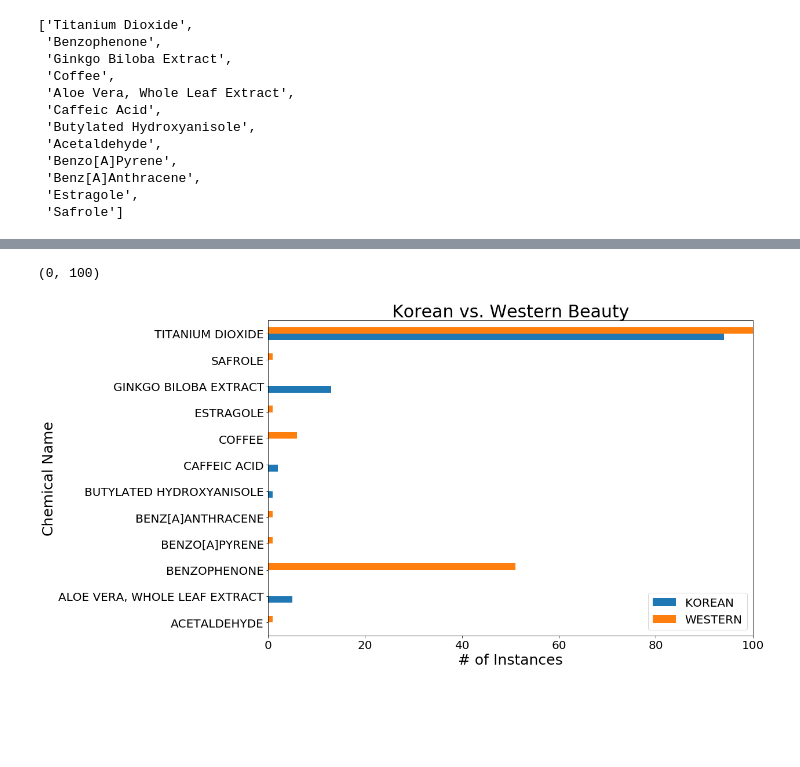
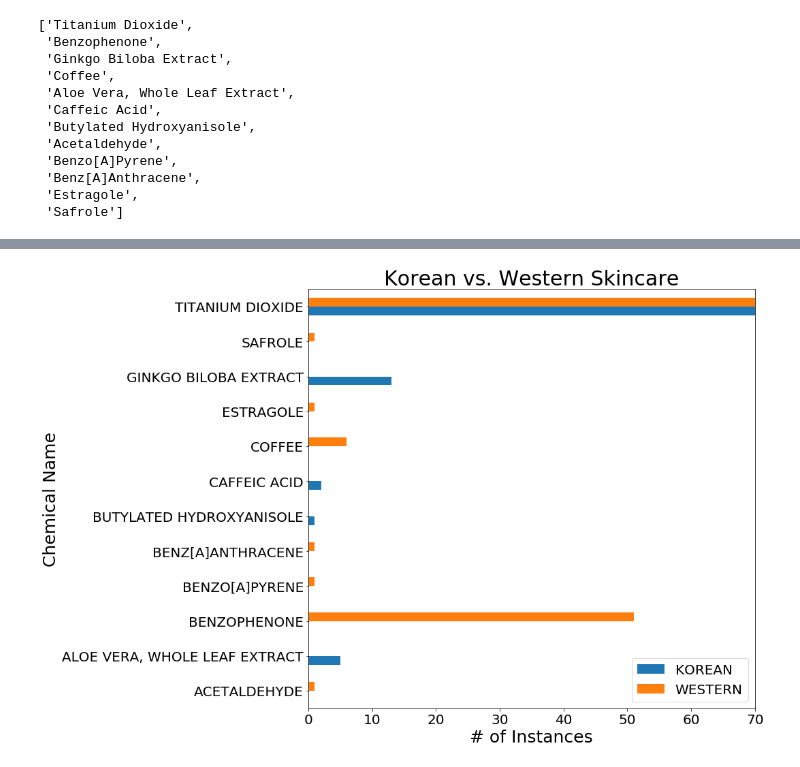
Before and after one commit to nicleong27/EastvsWest_Beauty, a Jupyter notebook: California Safe Cosmetics Program Data Checks.ipynb, the cells around one changed output, grey strips where cells are left out. Saved outputs shown, nothing was run; the diff lists cells and outputs as text; code cells hidden in the pictures; blank space fills up the shorter version.

```diff
--- a/California Safe Cosmetics Program Data Checks.ipynb
+++ b/California Safe Cosmetics Program Data Checks.ipynb
@@ -243,16 +200,15 @@ Create a
 # %%
 #Plot datapoints
-# ax = beauty_df_final_count.groupby(['Chemical Name', 'Korean/Western']).sum()['# of Instances'].unstack().plot(kind='barh', stacked=False, figsize=[15,10])
 ax = beauty_df_final_count.groupby(['Chemical Name', 'Korean/Western']).sum()['# of Instances'].unstack().plot(kind='barh', stacked=False, figsize=[15,10])
-
-
 
 ax.set_xlabel('# of Instances', fontsize=25)
 ax.set_ylabel('Chemical Name', fontsize=25)
-ax.set_title('Korean vs. Western Beauty', fontsize=30)
+ax.set_title('Korean vs. Western Skincare', fontsize=30)
 ax.tick_params(axis='both', labelsize=20)
 ax.legend(loc='lower right', fontsize=20)
-ax.set_xlim(0, 100)
+ax.set_xlim(0, 70)
+plt.tight_layout()
+
+plt.savefig('images/Chem_subset.png')
 # %% [output]
-(0, 100)
-[figure, old version]
+[figure, new version]
```
Also changed, not shown: parts of 10 cells of this notebook.
